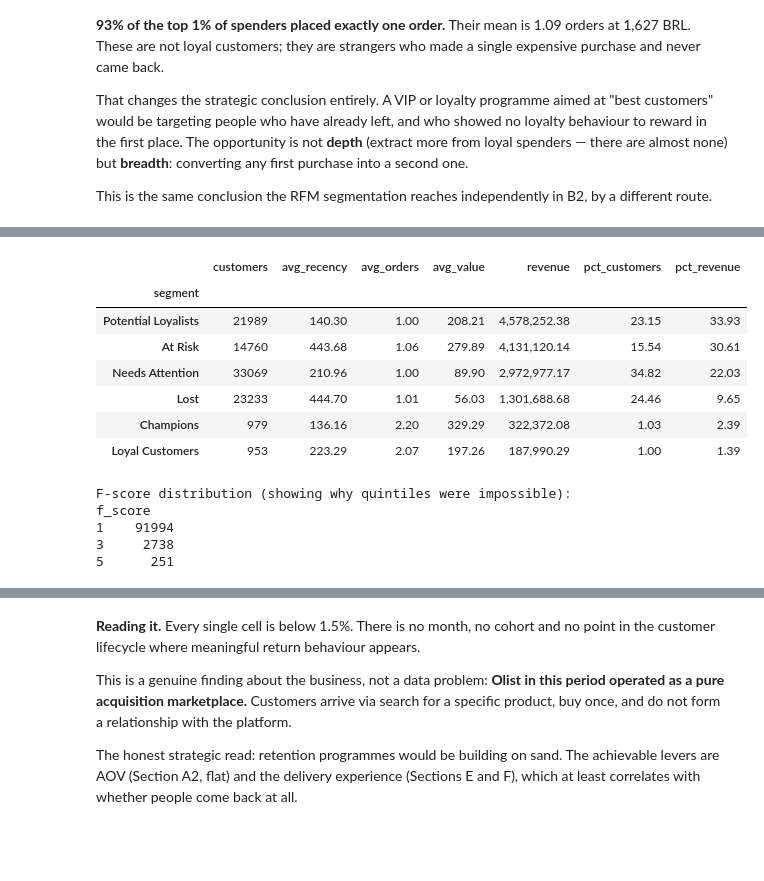
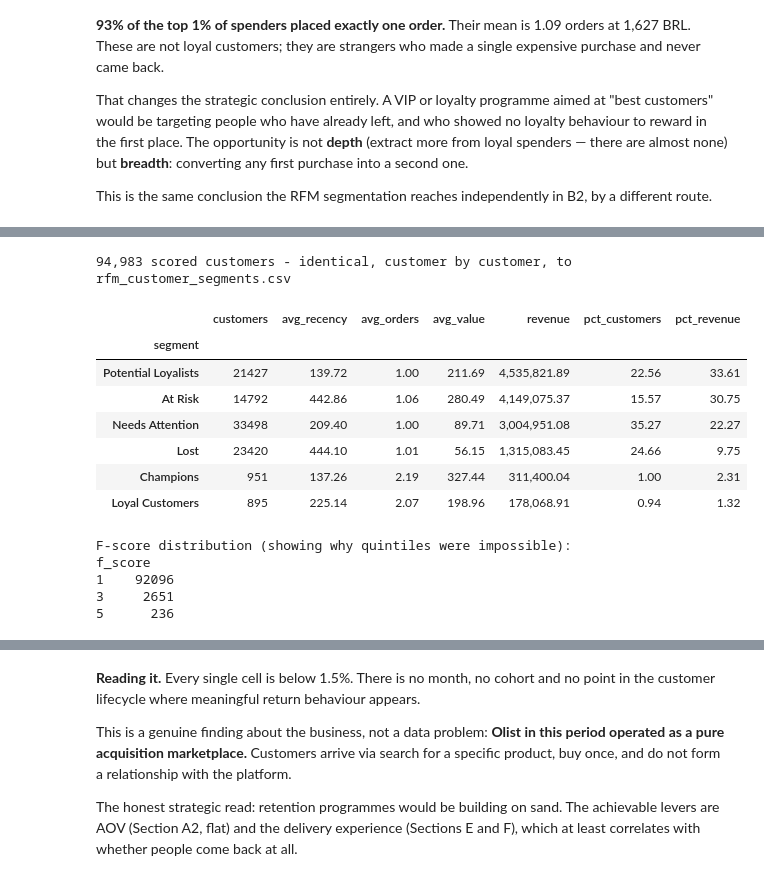
Before and after one commit to m4nish-dev/RetailPulse, a Jupyter notebook: notebooks/03_exploratory_data_analysis.ipynb, the cells around one changed output, grey strips where cells are left out. Drawn from its saved outputs; the diff is of its cells as text; code cells hidden in the pictures; blank space fills up the shorter version.

```diff
--- a/notebooks/03_exploratory_data_analysis.ipynb
+++ b/notebooks/03_exploratory_data_analysis.ipynb
@@ -611,53 +621,72 @@ ordinal: **1 order → 1, 2 orders → 3, 3+ orders → 5**.
 This limitation is stated wherever RFM appears in this project. Pretending the
 F dimension is informative here would be fabrication.
 # %%
-rfm = cust[["customer_unique_id", "recency_days", "orders", "revenue", "state"]].copy()
-rfm = rfm[rfm.revenue > 0]      # RFM needs a monetary value to score
+# Same population and method as sql/06 Q32 and the validated Power BI source
+# powerbi/data/analytical/rfm_customer_segments.csv (tie-consistent scoring).
+elig_orders = ELIG[ELIG.has_items]
+rfm = (elig_orders.groupby("customer_unique_id")
+       .agg(last_eligible=("order_date", "max"),
+            orders=("order_id", "nunique"),
+            revenue=("order_revenue", "sum"))
+       .reset_index())
+rfm["revenue"] = rfm.revenue.round(2)            # exact cents, so equal spend ties exactly
+rfm["recency_days"] = (DATASET_END - rfm.last_eligible).dt.days
+N_RFM = len(rfm)
 
-# R: fewer days = better. rank(method='first') breaks ties deterministically so
-# qcut cannot fail on duplicate bin edges.
-rfm["r_score"] = pd.qcut(rfm.recency_days.rank(method="first", ascending=False),
-                         5, labels=[1, 2, 3, 4, 5]).astype(int)
-rfm["m_score"] = pd.qcut(rfm.revenue.rank(method="first"),
-                         5, labels=[1, 2, 3, 4, 5]).astype(int)
+# Tie-consistent quintiles: tied values share the lowest rank, hence the same score.
+r_rank = rfm.recency_days.rank(method="min", ascending=False).astype(int)   # oldest = rank 1
+m_rank = rfm.revenue.rank(method="min", ascending=True).astype(int)         # smallest = rank 1
+rfm["r_score"] = 1 + (5 * (r_rank - 1)) // N_RFM
+rfm["m_score"] = 1 + (5 * (m_rank - 1)) // N_RFM
 rfm["f_score"] = np.select([rfm.orders >= 3, rfm.orders == 2], [5, 3], default=1)
 
 def segment(r):
     if r.r_score >= 4 and r.f_score >= 3 and r.m_score >= 4: return "Champions"
     if r.r_score >= 3 and r.f_score >= 3:                    return "Loyal Customers"
     if r.r_score >= 4 and r.f_score == 1 and r.m_score >= 3: return "Potential Loyalists"
     if r.r_score <= 2 and r.m_score >= 4:                    return "At Risk"
     if r.r_score <= 2:                                       return "Lost"
     return "Needs Attention"
 
 rfm["segment"] = rfm.apply(segment, axis=1)
+
+assert rfm.groupby("recency_days").r_score.nunique().max() == 1, "tied recency split across scores"
+assert rfm.groupby("revenue").m_score.nunique().max() == 1, "tied spend split across scores"
+ref = pd.read_csv(PROJECT_ROOT / "powerbi" / "data" / "analytical" / "rfm_customer_segments.csv")
+ref = ref[ref.rfm_scored == 1].set_index("customer_unique_id")
+chk = rfm.set_index("customer_unique_id").merge(ref, left_index=True, right_index=True, how="outer", suffixes=("", "_ref"))
+assert len(chk) == len(ref) == N_RFM and (chk.segment == chk.rfm_segment).all() \
+       and (chk.r_score == chk.r_score_ref).all() and (chk.m_score == chk.m_score_ref).all(), \
+       "RFM differs from the validated Power BI source"
+print(f"{N_RFM:,} scored customers - identical, customer by customer, to rfm_customer_segments.csv\n")
 
 seg = (rfm.groupby("segment")
        .agg(customers=("customer_unique_id", "count"),
             avg_recency=("recency_days", "mean"),
             avg_orders=("orders", "mean"),
             avg_value=("revenue", "mean"),
             revenue=("revenue", "sum"))
        .sort_values("revenue", ascending=False))
 seg["pct_customers"] = seg.customers / seg.customers.sum() * 100
 seg["pct_revenue"]   = seg.revenue / seg.revenue.sum() * 100
 display(seg.round(2))
 print(f"\nF-score distribution (showing why quintiles were impossible):")
 print(rfm.f_score.value_counts().sort_index().to_string())
 # %% [output]
+94,983 scored customers - identical, customer by customer, to rfm_customer_segments.csv
 |  | customers | avg_recency | avg_orders | avg_value | revenue | pct_customers | pct_revenue |
 | segment |  |  |  |  |  |  |  |
-| Potential Loyalists | 21989 | 140.30 | 1.00 | 208.21 | 4,578,252.38 | 23.15 | 33.93 |
-| At Risk | 14760 | 443.68 | 1.06 | 279.89 | 4,131,120.14 | 15.54 | 30.61 |
-| Needs Attention | 33069 | 210.96 | 1.00 | 89.90 | 2,972,977.17 | 34.82 | 22.03 |
-| Lost | 23233 | 444.70 | 1.01 | 56.03 | 1,301,688.68 | 24.46 | 9.65 |
-| Champions | 979 | 136.16 | 2.20 | 329.29 | 322,372.08 | 1.03 | 2.39 |
-| Loyal Customers | 953 | 223.29 | 2.07 | 197.26 | 187,990.29 | 1.00 | 1.39 |
+| Potential Loyalists | 21427 | 139.72 | 1.00 | 211.69 | 4,535,821.89 | 22.56 | 33.61 |
+| At Risk | 14792 | 442.86 | 1.06 | 280.49 | 4,149,075.37 | 15.57 | 30.75 |
+| Needs Attention | 33498 | 209.40 | 1.00 | 89.71 | 3,004,951.08 | 35.27 | 22.27 |
+| Lost | 23420 | 444.10 | 1.01 | 56.15 | 1,315,083.45 | 24.66 | 9.75 |
+| Champions | 951 | 137.26 | 2.19 | 327.44 | 311,400.04 | 1.00 | 2.31 |
+| Loyal Customers | 895 | 225.14 | 2.07 | 198.96 | 178,068.91 | 0.94 | 1.32 |
-F-score distribution (showing why quintiles were impossible):
-f_score
-1    91994
-3     2738
-5      251
+F-score distribution (showing why quintiles were impossible):
+f_score
+1    92096
+3     2651
+5      236
 # %%
 # Two bars per segment: share of customers vs share of revenue. The gap between
 # them is the insight - a segment worth more than its size, or less.
```
Also changed, not shown: parts of 8 cells of this notebook, 23 other files.
